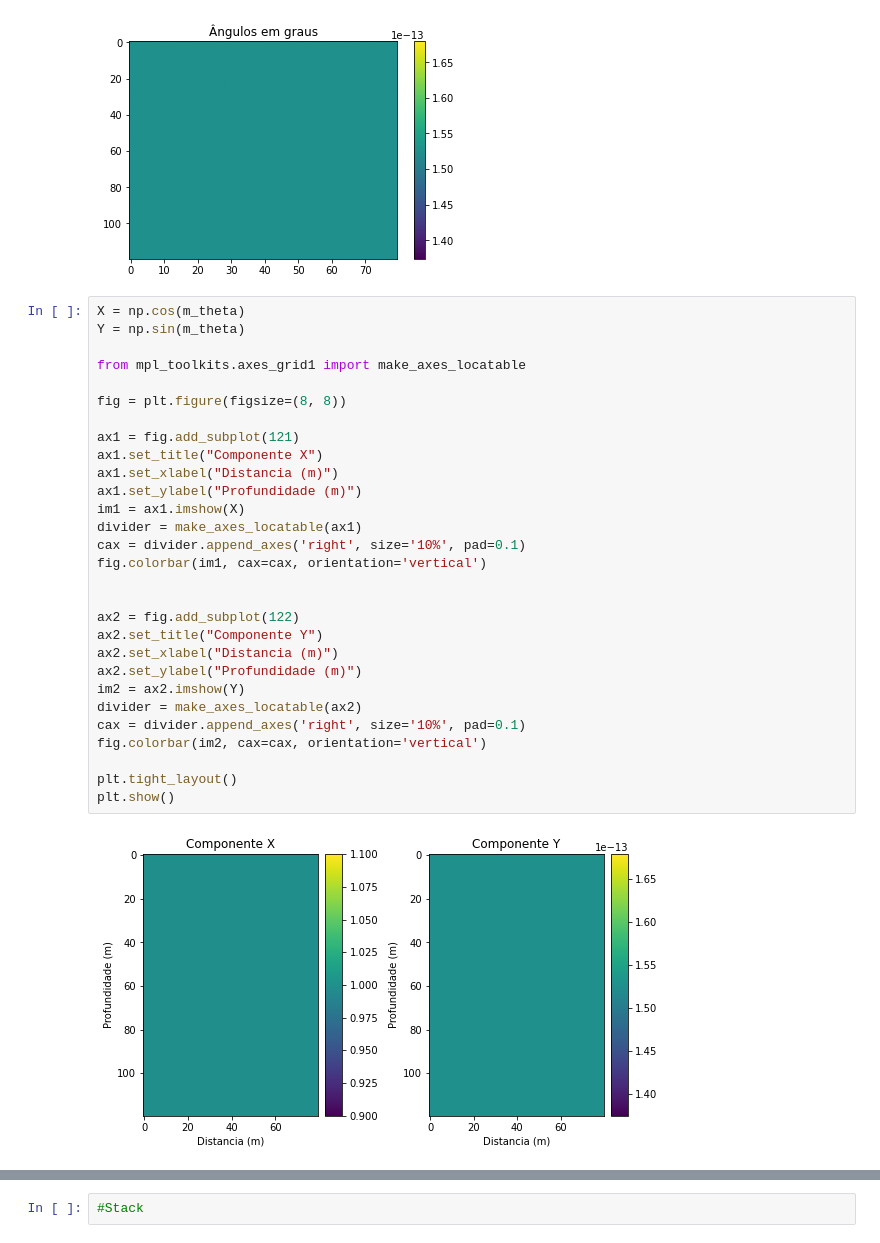
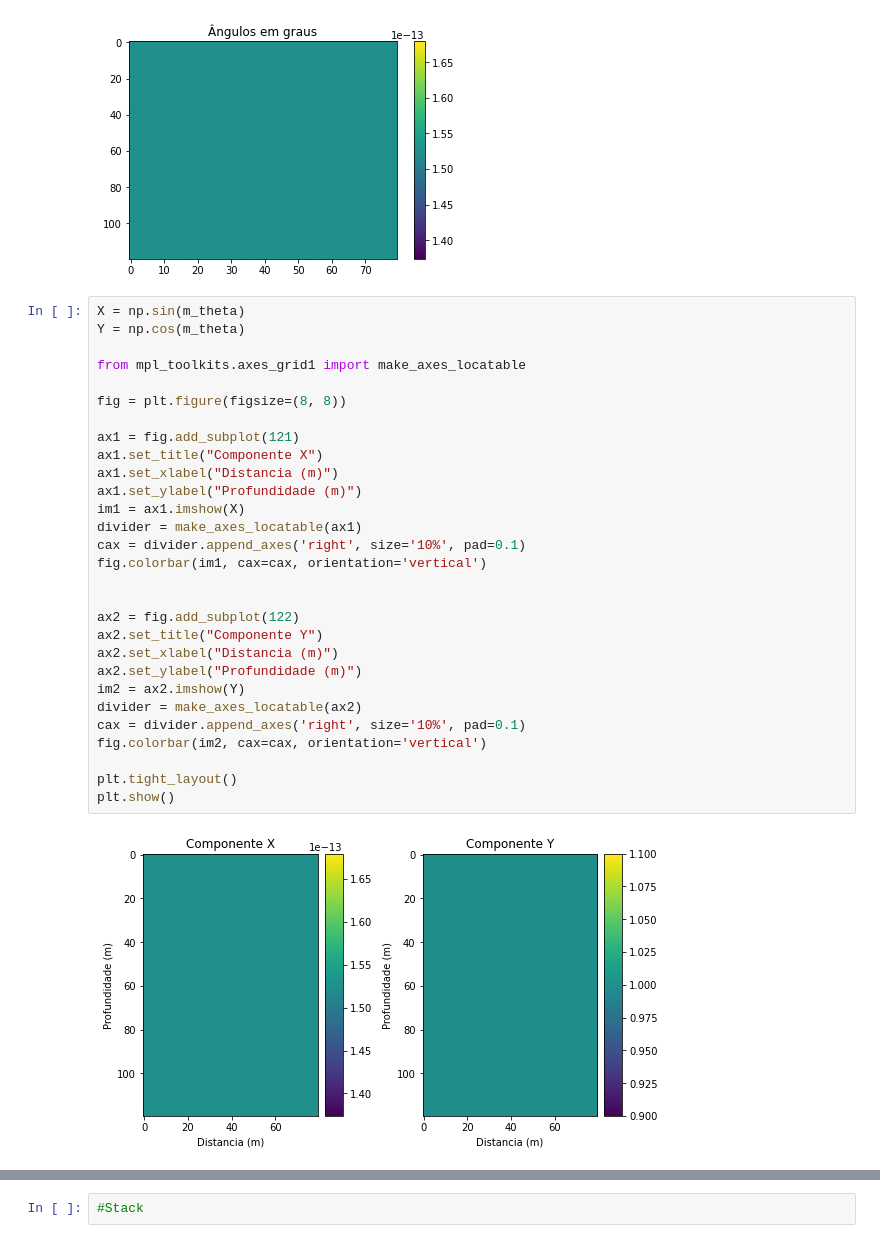
Before and after one commit to GuilhermeZakarewicz/DiffraPy, a Jupyter notebook: Funcao_Peso_Barra.ipynb, the cells around one changed output, grey strips where cells are left out. Drawn from its saved outputs; the diff is of its cells as text.

```diff
--- a/Funcao_Peso_Barra.ipynb
+++ b/Funcao_Peso_Barra.ipynb
@@ -206,36 +206,36 @@ plt.show()
 # %% [output]
 [figure]
 # %%
-X = np.cos(m_theta)
-Y = np.sin(m_theta)
+X = np.sin(m_theta)
+Y = np.cos(m_theta)
 
 from mpl_toolkits.axes_grid1 import make_axes_locatable
 
 fig = plt.figure(figsize=(8, 8))
 
 ax1 = fig.add_subplot(121)
 ax1.set_title("Componente X")
 ax1.set_xlabel("Distancia (m)")
 ax1.set_ylabel("Profundidade (m)")
 im1 = ax1.imshow(X)
 divider = make_axes_locatable(ax1)
 cax = divider.append_axes('right', size='10%', pad=0.1)
 fig.colorbar(im1, cax=cax, orientation='vertical')
 
 
 ax2 = fig.add_subplot(122)
 ax2.set_title("Componente Y")
 ax2.set_xlabel("Distancia (m)")
 ax2.set_ylabel("Profundidade (m)")
 im2 = ax2.imshow(Y)
 divider = make_axes_locatable(ax2)
 cax = divider.append_axes('right', size='10%', pad=0.1)
 fig.colorbar(im2, cax=cax, orientation='vertical')
 
 plt.tight_layout()
 plt.show()
 # %% [output]
-[figure, old version]
+[figure, new version]
 # %%
 win=10*dt
 dwin=dt
```
Also changed, not shown: parts of 8 cells of this notebook, 2 other files.
